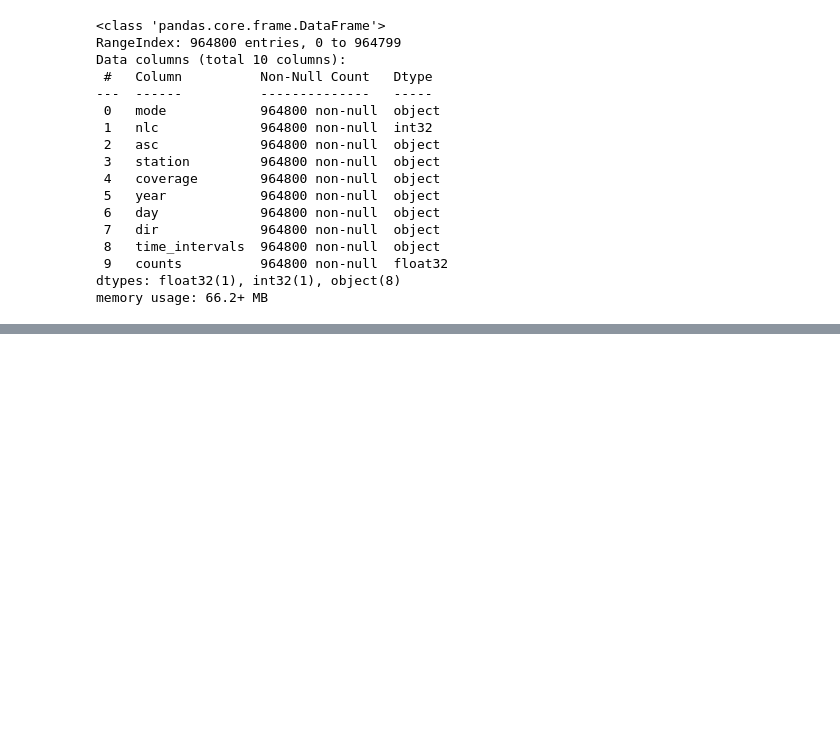
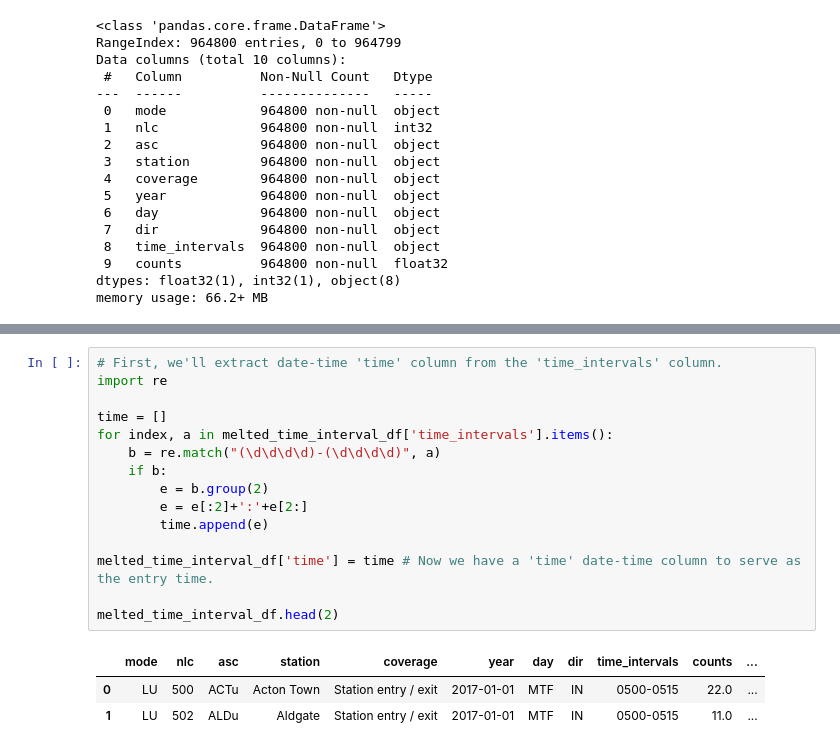
Before and after one commit to chidike10/Towards-a-Tube-Twin-passenger-forecasting-project, a Jupyter notebook: Workbook/Data_Cleaning_and_EDA_Notebook.ipynb, the cells around one changed output, grey strips where cells are left out. Drawn from its saved outputs; the diff is of its cells as text; blank space fills up the shorter version.

```diff
--- a/Workbook/Data_Cleaning_and_EDA_Notebook.ipynb
+++ b/Workbook/Data_Cleaning_and_EDA_Notebook.ipynb
@@ -278,0 +304,19 @@ memory usage: 66.2+ MB
+# %%
+# First, we'll extract date-time 'time' column from the 'time_intervals' column.
+import re
+
+time = []
+for index, a in melted_time_interval_df['time_intervals'].items():
+    b = re.match("(\d\d\d\d)-(\d\d\d\d)", a)
+    if b:
+        e = b.group(2)
+        e = e[:2]+':'+e[2:]
+        time.append(e)
+
+melted_time_interval_df['time'] = time # Now we have a 'time' date-time column to serve as the entry time.
+
+melted_time_interval_df.head(2)
+# %% [output]
+|  | mode | nlc | asc | station | coverage | year | day | dir | time_intervals | counts | ... |
+| 0 | LU | 500 | ACTu | Acton Town | Station entry / exit | 2017-01-01 | MTF | IN | 0500-0515 | 22.0 | ... |
+| 1 | LU | 502 | ALDu | Aldgate | Station entry / exit | 2017-01-01 | MTF | IN | 0500-0515 | 11.0 | ... |
```
Also changed, not shown: parts of 11 cells of this notebook.
